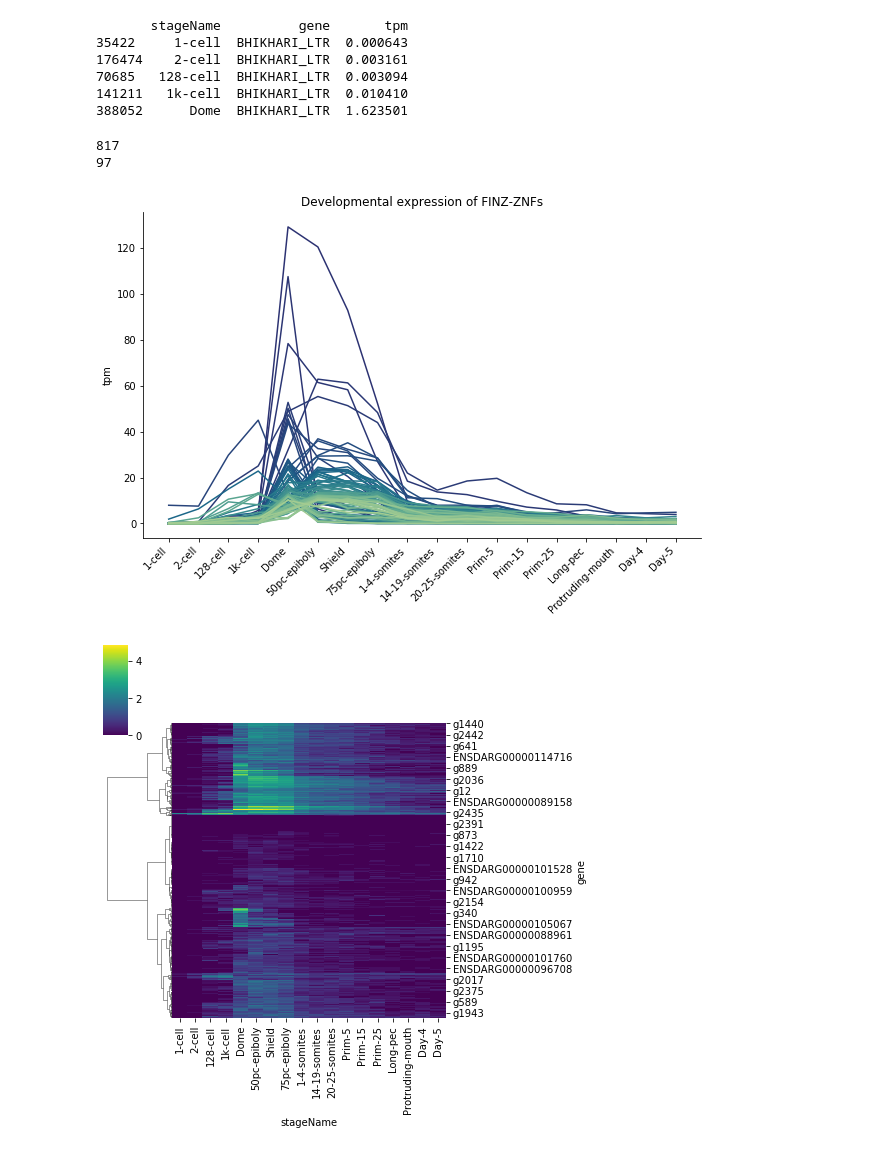
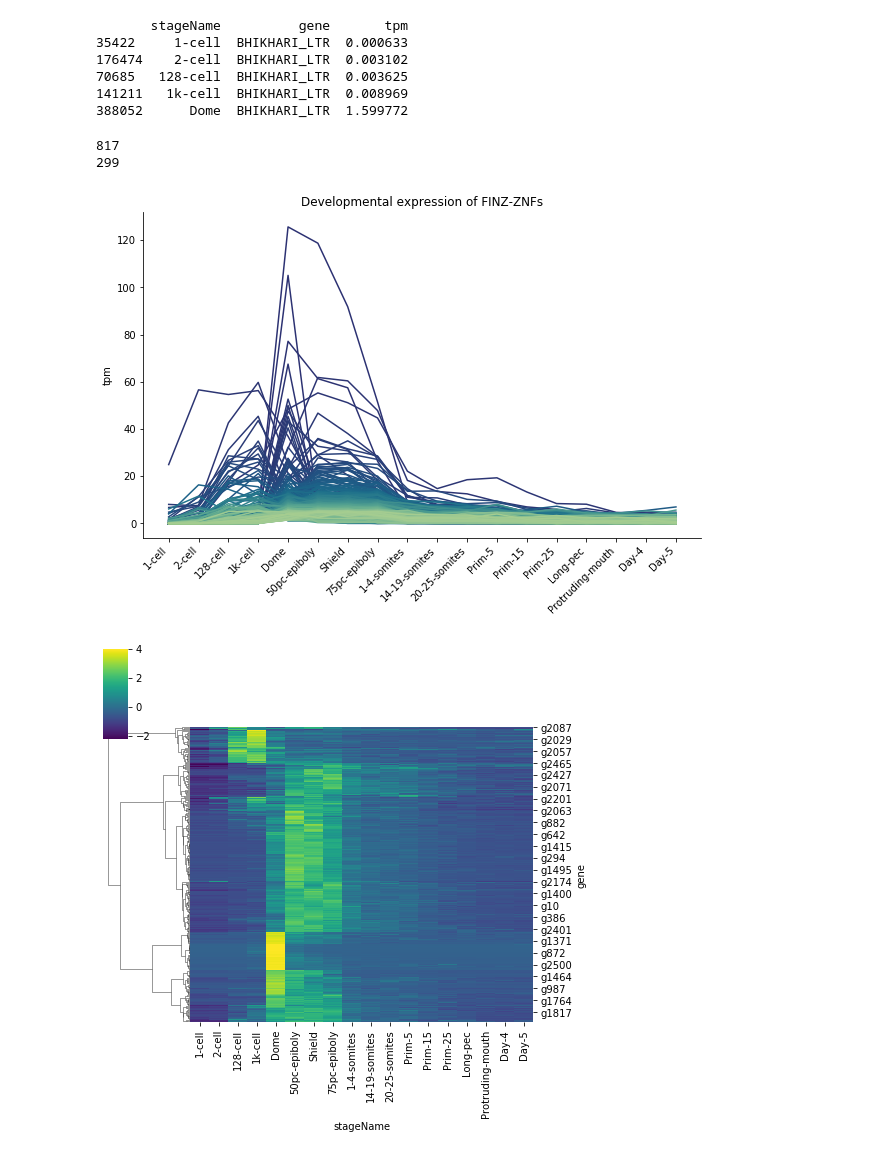
Before and after one commit to jonathan-wells/finz-znf, a Jupyter notebook: analysis/expression.ipynb, the cells around one changed output. Saved outputs shown, nothing was run; the diff lists cells and outputs as text; code cells hidden in the pictures.

Commit message:
Cluster expression patterns

```diff
--- a/analysis/expression.ipynb
+++ b/analysis/expression.ipynb
@@ -55,7 +54,7 @@ with open('../data/expression/White2017/sample_list.txt') as infile:
 
 countdata = []
 for acc in accessions.keys():
-    countdata.append(load_counts(f'../data/expression/TEcount-out/{acc}.inslt10kb.cntTable'))
+    countdata.append(load_counts(f'../data/expression/TEcount-out/{acc}.cntTable'))
 counts_df = pd.concat(countdata, axis=1, join='inner') \
               .drop('gene', axis=1)
 counts_df['gene'] = countdata[0]['gene']
@@ -119,33 +118,28 @@ stageorder = ['1-cell',
              'Day-5']
 tpm_df['stageName'] = pd.Categorical(tpm_df['stageName'], stageorder)
 tpm_df = tpm_df.sort_values(['gene', 'stageName'])
-
 print(tpm_df.loc[tpm_df.gene == 'BHIKHARI_LTR'].head())
 # %% [output]
        stageName          gene       tpm
-35422     1-cell  BHIKHARI_LTR  0.000643
-176474    2-cell  BHIKHARI_LTR  0.003161
-70685   128-cell  BHIKHARI_LTR  0.003094
-141211   1k-cell  BHIKHARI_LTR  0.010410
-388052      Dome  BHIKHARI_LTR  1.623501
+35422     1-cell  BHIKHARI_LTR  0.000633
+176474    2-cell  BHIKHARI_LTR  0.003102
+70685   128-cell  BHIKHARI_LTR  0.003625
+141211   1k-cell  BHIKHARI_LTR  0.008969
+388052      Dome  BHIKHARI_LTR  1.599772
 # %%
 finz = []
 with open('../data/gffs/gffcmp.Danio_rerio_finz.denovo.gff.tmap') as infile:
     header = infile.readline()
     for line in infile:
         line = line.split()
-        if line[0] == '-':
-            finz.append(line[3])
-        else:
-            finz.append(line[0])
+        finz.append(line[3])
 
-test = tpm_df.groupby(['gene'], as_index=False).max()
-expressed = test.loc[(test.tpm > 10) & (test.gene.isin(finz)), 'gene'].to_list()
+expressed = set(tpm_df.loc[(tpm_df.tpm > 5) & (tpm_df.gene.isin(finz)), 'gene'].to_list())
 print(len(finz))
 print(len(expressed))
 # %% [output]
 817
-97
+299
 # %%
 fig, ax = plt.subplots(figsize=(10, 6))
 
@@ -168,4 +162,4 @@ plt.xticks(rotation=45, ha='right')
 sns.despine()
 plt.show()
 # %% [output]
-[figure, old version]
+[figure, new version]
@@ -177,19 +166,23 @@ finz_matrix = finz_matrix.pivot(columns='stageName', values='tpm1')
+# %%
+finz_matrix = tpm_df.loc[tpm_df['gene'].isin(expressed)].drop('cluster', axis=1)
+finz_matrix['zscore'] = finz_matrix.groupby('gene').transform(lambda x: (x - x.mean())/x.std())
+finz_matrix = finz_matrix[['gene', 'stageName', 'zscore']].set_index('gene')
+finz_matrix = finz_matrix.pivot(columns='stageName', values='zscore')
 # %%
 fig = sns.clustermap(data=finz_matrix,
                      cmap="viridis",
                      col_cluster=False,
-#                      metric='euclidean',
                      method='ward',
                      figsize=(7, 7))
 plt.show()
 
-nclusts = 2
-clusters = {}
-for pair in zip(cluster.hierarchy.cut_tree(fig.dendrogram_row.linkage, nclusts), fig.dendrogram_row.reordered_ind):
-    clusters[finz_matrix.index[pair[1]]] = pair[0][0]
+nclusts = 3
+for pair in zip(cluster.hierarchy.cut_tree(fig.dendrogram_row.linkage, nclusts), finz_matrix.index):
+    clusters[pair[1]] = pair[0][0]
+tpm_df['cluster'] = np.nan
 tpm_df['cluster'] = tpm_df['gene'].apply(clusters.get)
 # %% [output]
-[figure, old version]
+[figure, new version]
 # %%
 fig, ax = plt.subplots(figsize=(10, 6))
 # g = sns.FacetGrid(tpm_df.loc[tpm_df.gene.isin(finz)])
```
Also changed, not shown: parts of 8 cells of this notebook, 2 other files.
